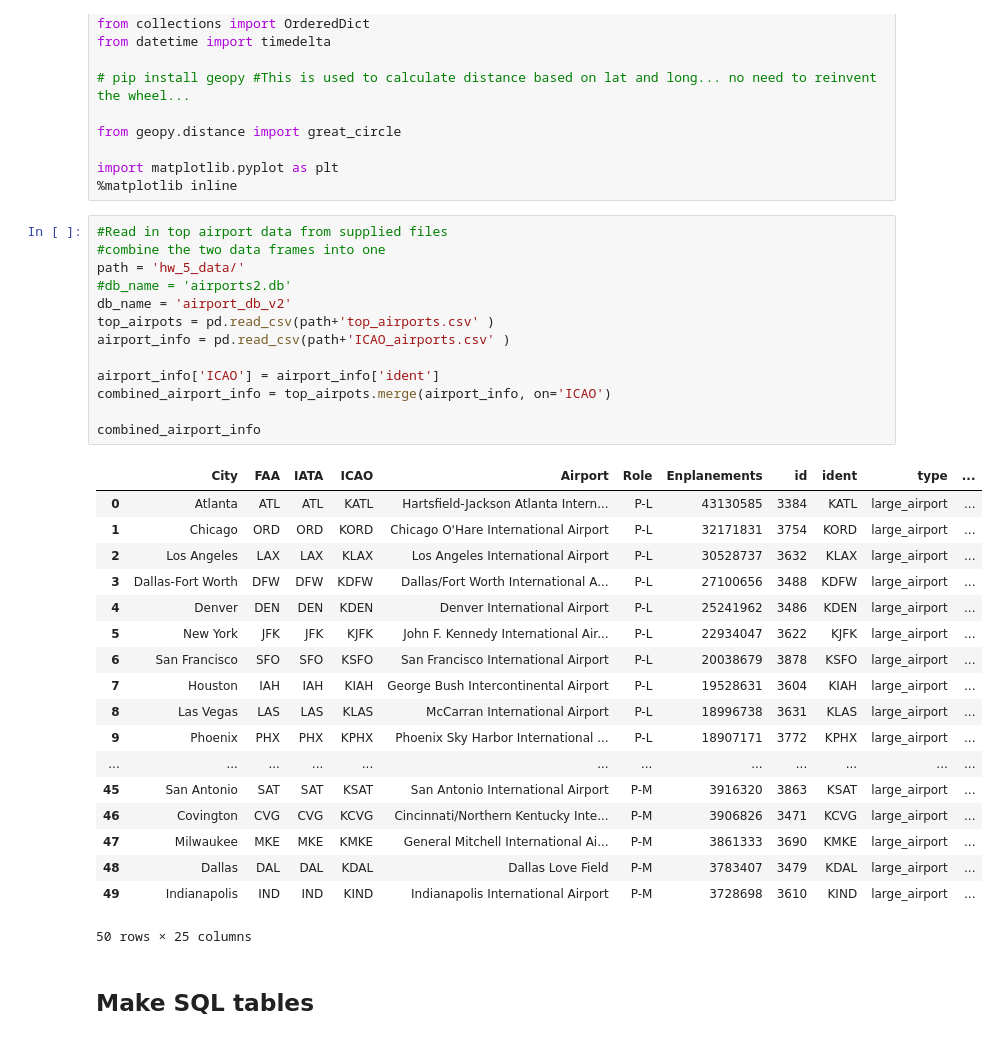
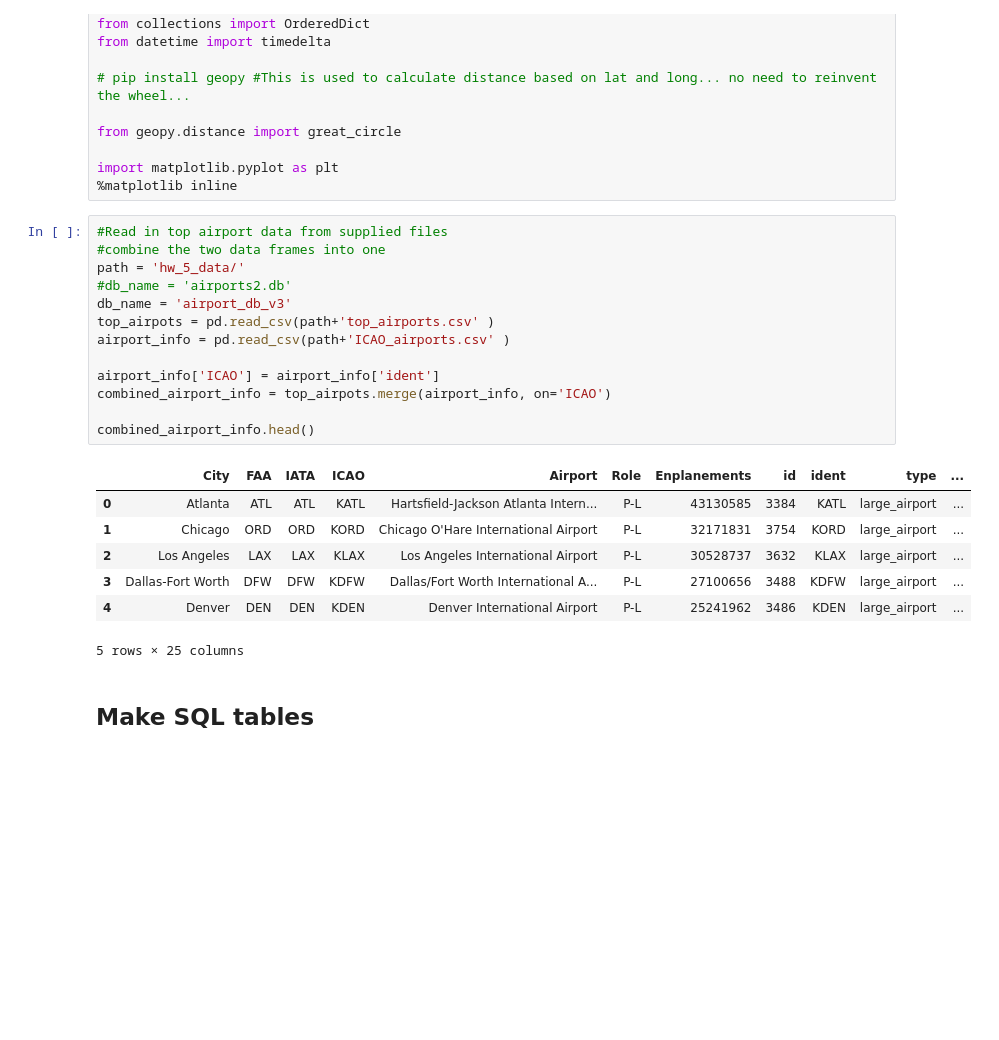
Before and after one commit to cwfink/Fink_ay250_homework, a Jupyter notebook: hw_5/HW_5_v2.ipynb, the cells around one changed output. Cells and saved outputs as stored; diff of their text form; blank space fills up the shorter version.

```diff
--- a/hw_5/HW_5_v2.ipynb
+++ b/hw_5/HW_5_v2.ipynb
@@ -21,35 +21,24 @@ import matplotlib.pyplot as plt
 # %%
 #Read in top airport data from supplied files
 #combine the two data frames into one
 path = 'hw_5_data/'
 #db_name = 'airports2.db'
-db_name = 'airport_db_v2'
+db_name = 'airport_db_v3'
 top_airpots = pd.read_csv(path+'top_airports.csv' )
 airport_info = pd.read_csv(path+'ICAO_airports.csv' )
 
 airport_info['ICAO'] = airport_info['ident']
 combined_airport_info = top_airpots.merge(airport_info, on='ICAO')
 
-combined_airport_info
+combined_airport_info.head()
 # %% [output]
 |  | City | FAA | IATA | ICAO | Airport | Role | Enplanements | id | ident | type | ... |
 | 0 | Atlanta | ATL | ATL | KATL | Hartsfield-Jackson Atlanta Intern... | P-L | 43130585 | 3384 | KATL | large_airport | ... |
 | 1 | Chicago | ORD | ORD | KORD | Chicago O'Hare International Airport | P-L | 32171831 | 3754 | KORD | large_airport | ... |
 | 2 | Los Angeles | LAX | LAX | KLAX | Los Angeles International Airport | P-L | 30528737 | 3632 | KLAX | large_airport | ... |
 | 3 | Dallas-Fort Worth | DFW | DFW | KDFW | Dallas/Fort Worth International A... | P-L | 27100656 | 3488 | KDFW | large_airport | ... |
 | 4 | Denver | DEN | DEN | KDEN | Denver International Airport | P-L | 25241962 | 3486 | KDEN | large_airport | ... |
-| 5 | New York | JFK | JFK | KJFK | John F. Kennedy International Air... | P-L | 22934047 | 3622 | KJFK | large_airport | ... |
-| 6 | San Francisco | SFO | SFO | KSFO | San Francisco International Airport | P-L | 20038679 | 3878 | KSFO | large_airport | ... |
-| 7 | Houston | IAH | IAH | KIAH | George Bush Intercontinental Airport | P-L | 19528631 | 3604 | KIAH | large_airport | ... |
-| 8 | Las Vegas | LAS | LAS | KLAS | McCarran International Airport | P-L | 18996738 | 3631 | KLAS | large_airport | ... |
-| 9 | Phoenix | PHX | PHX | KPHX | Phoenix Sky Harbor International ... | P-L | 18907171 | 3772 | KPHX | large_airport | ... |
-| ... | ... | ... | ... | ... | ... | ... | ... | ... | ... | ... | ... |
-| 45 | San Antonio | SAT | SAT | KSAT | San Antonio International Airport | P-M | 3916320 | 3863 | KSAT | large_airport | ... |
-| 46 | Covington | CVG | CVG | KCVG | Cincinnati/Northern Kentucky Inte... | P-M | 3906826 | 3471 | KCVG | large_airport | ... |
-| 47 | Milwaukee | MKE | MKE | KMKE | General Mitchell International Ai... | P-M | 3861333 | 3690 | KMKE | large_airport | ... |
-| 48 | Dallas | DAL | DAL | KDAL | Dallas Love Field | P-M | 3783407 | 3479 | KDAL | large_airport | ... |
-| 49 | Indianapolis | IND | IND | KIND | Indianapolis International Airport | P-M | 3728698 | 3610 | KIND | large_airport | ... |
-50 rows × 25 columns
+5 rows × 25 columns
 # %% [markdown]
 ## Make SQL tables
 # %%
```
Also changed, not shown: parts of 7 cells of this notebook.
